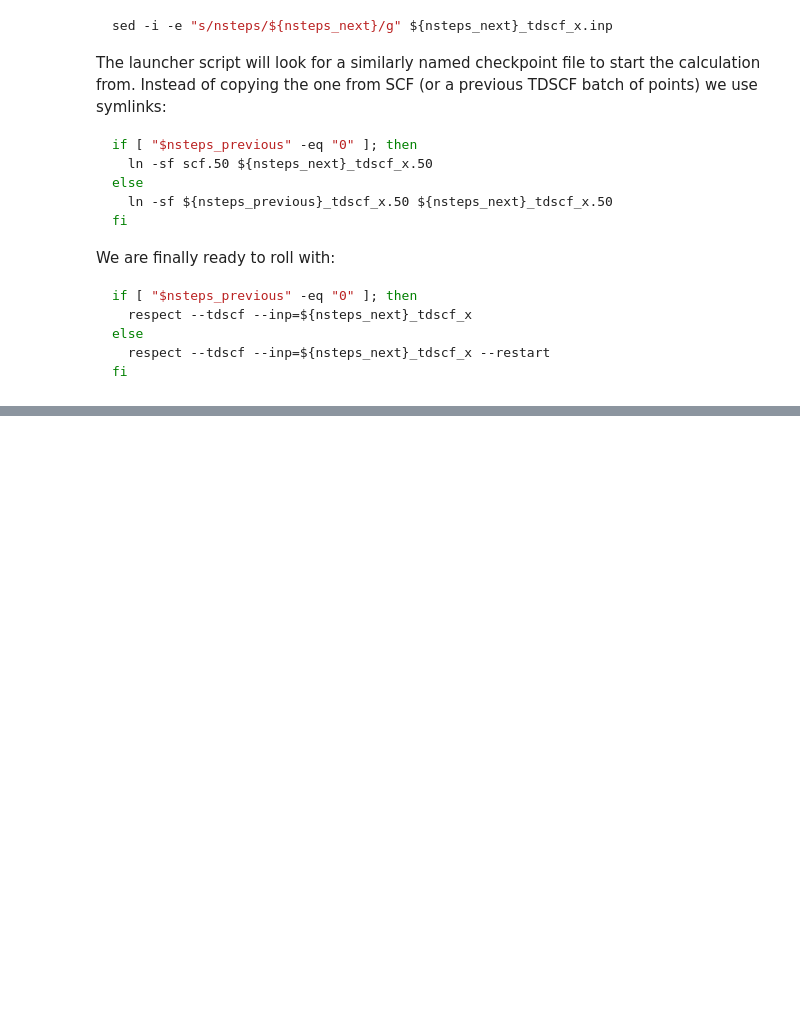
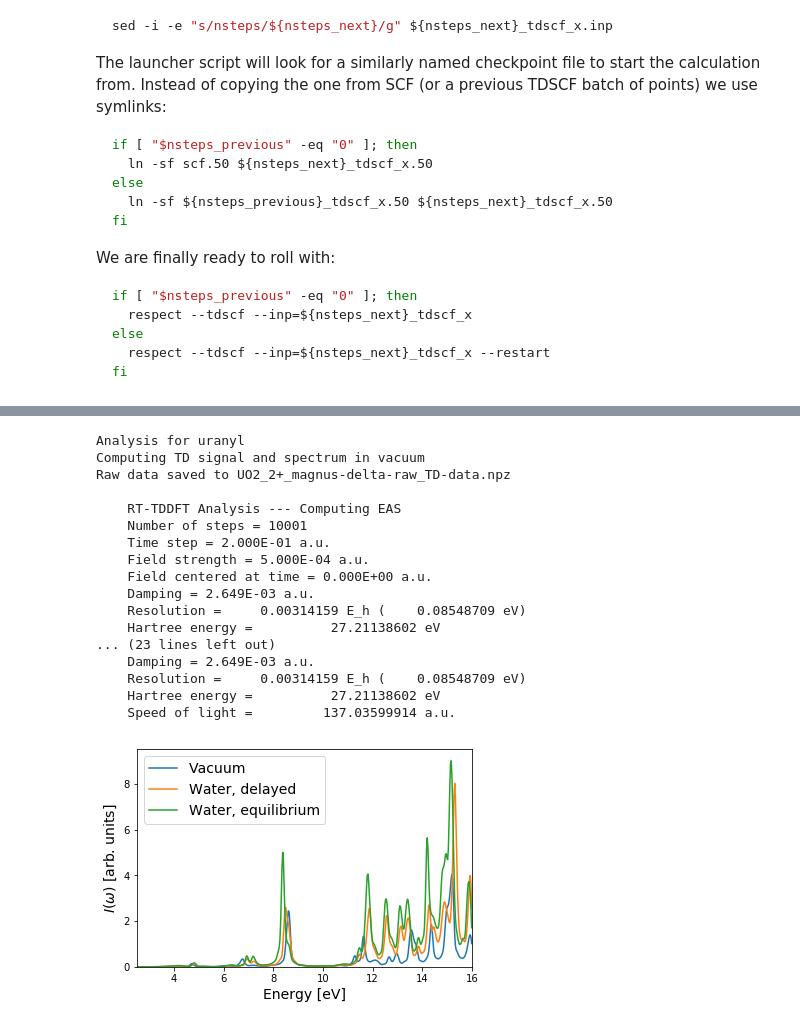
Before and after one commit to robertodr/real-time, a Jupyter notebook: analysis.ipynb, the cells around one changed output, grey strips where cells are left out. Drawn from its saved outputs; the diff is of its cells as text; code cells hidden in the pictures; blank space fills up the shorter version.

```diff
--- a/analysis.ipynb
+++ b/analysis.ipynb
@@ -94,0 +472,77 @@ Once we have the output files, we are ready to extract the data from it. We use
+# %%
+print('Analysis for uranyl')
+Hartree2eV = scipy.constants.value('Hartree energy in eV')
+
+print('Computing TD signal and spectrum in vacuum')
+root_name = 'UO2_2+_magnus-delta'
+npz_file_name = reader(data_dir, root_name)
+raw_signal = np.load(npz_file_name)
+signal = Signal(raw_signal)
+vacuum, poles = signal.compute_spectrum(eas_prefactor)
+
+print('Computing TD signal and spectrum in water, delayed propagation')
+root_name = 'UO2_2+_magnus-delta_pcm'
+npz_file_name = reader(data_dir, root_name)
+raw_signal = np.load(npz_file_name)
+signal = Signal(raw_signal)
+delayed, poles = signal.compute_spectrum(eas_prefactor)
+
+print('Computing TD signal and spectrum in water, equilibrium propagation')
+root_name = 'UO2_2+_magnus-delta_eq+pcm'
+npz_file_name = reader(data_dir, root_name)
+raw_signal = np.load(npz_file_name)
+signal = Signal(raw_signal)
+equilibrium, poles = signal.compute_spectrum(eas_prefactor)
+
+# We are now ready to plot the spectrum.
+# The energy scale of the spectrum data structure is in Hartree, but we can easily convert it to electronvolt.
+vacuum_eV = (vacuum[0] * Hartree2eV, vacuum[1])
+# Plot only below 16 eV
+vacuum_eV = filter_spectrum_data(vacuum_eV, 16.0)
+
+delayed_eV = (delayed[0] * Hartree2eV, delayed[1])
+# Plot only below 16 eV
+delayed_eV = filter_spectrum_data(delayed_eV, 16.0)
+
+equilibrium_eV = (equilibrium[0] * Hartree2eV, equilibrium[1])
+# Plot only below 16 eV
+equilibrium_eV = filter_spectrum_data(equilibrium_eV, 16.0)
+
+# x is the excitation energy axis (eV). It is the same for all data sets
+# y is the imaginary part of the intensity (arbitrary units)
+# We interpolate with a cubic B-spline with smoothing factor 0.01
+x, y_vacuum = cubic_spline_smoothing(vacuum_eV[0], np.imag(vacuum_eV[1]), s=0.01)
+_, y_delayed = cubic_spline_smoothing(delayed_eV[0], np.imag(delayed_eV[1]), s=0.01)
+_, y_equilibrium = cubic_spline_smoothing(equilibrium_eV[0], np.imag(equilibrium_eV[1]), s=0.01)
+plt.xlim(2.5, x.max())
+plt.ylim(0.0,
+         max(np.amax(y_vacuum), np.amax(y_delayed), np.amax(y_equilibrium)) + 0.5)
+
+plt.plot(x, y_vacuum, label='Vacuum')
+plt.plot(x, y_delayed, label='Water, delayed')
+plt.plot(x, y_equilibrium, label='Water, equilibrium')
+plt.xlabel('Energy [eV]', fontsize=14)
+plt.ylabel('$I(\omega)$ [arb. units]', fontsize=14)
+plt.legend(fontsize=14)
+fname = str(pathlib.Path('uranyl-RT-spectrum.svg').resolve())
+plt.savefig(fname, format='svg', dpi=300, bbox_inches='tight')
+plt.show()
+# %% [output]
+Analysis for uranyl
+Computing TD signal and spectrum in vacuum
+Raw data saved to UO2_2+_magnus-delta-raw_TD-data.npz
+
+    RT-TDDFT Analysis --- Computing EAS
+    Number of steps = 10001
+    Time step = 2.000E-01 a.u.
+    Field strength = 5.000E-04 a.u.
+    Field centered at time = 0.000E+00 a.u.
+    Damping = 2.649E-03 a.u.
+    Resolution =     0.00314159 E_h (    0.08548709 eV)
+    Hartree energy =          27.21138602 eV
+... (23 lines left out)
+    Damping = 2.649E-03 a.u.
+    Resolution =     0.00314159 E_h (    0.08548709 eV)
+    Hartree energy =          27.21138602 eV
+    Speed of light =         137.03599914 a.u.
+[figure, added]
```
Also changed, not shown: parts of 10 cells of this notebook, 20 other files.
